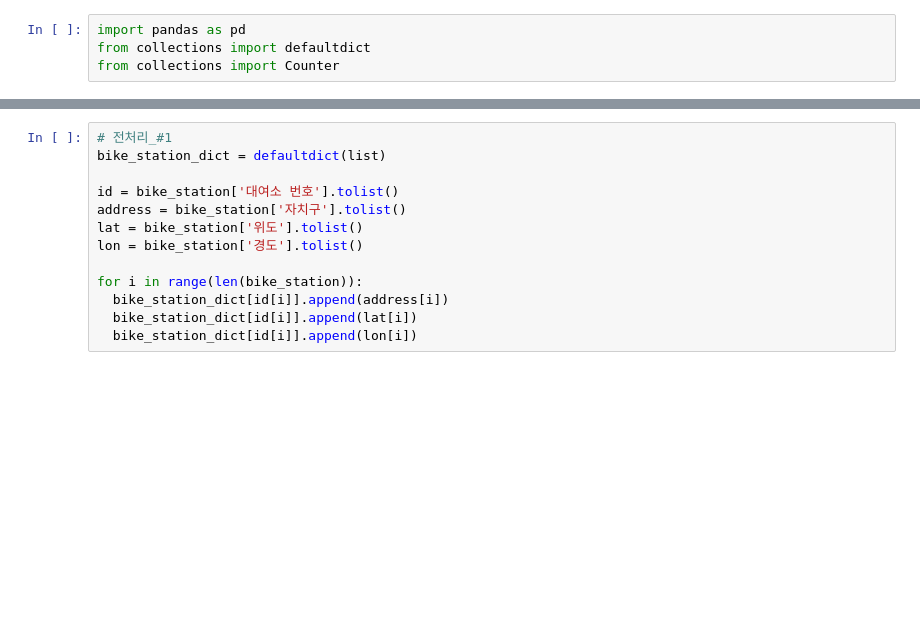
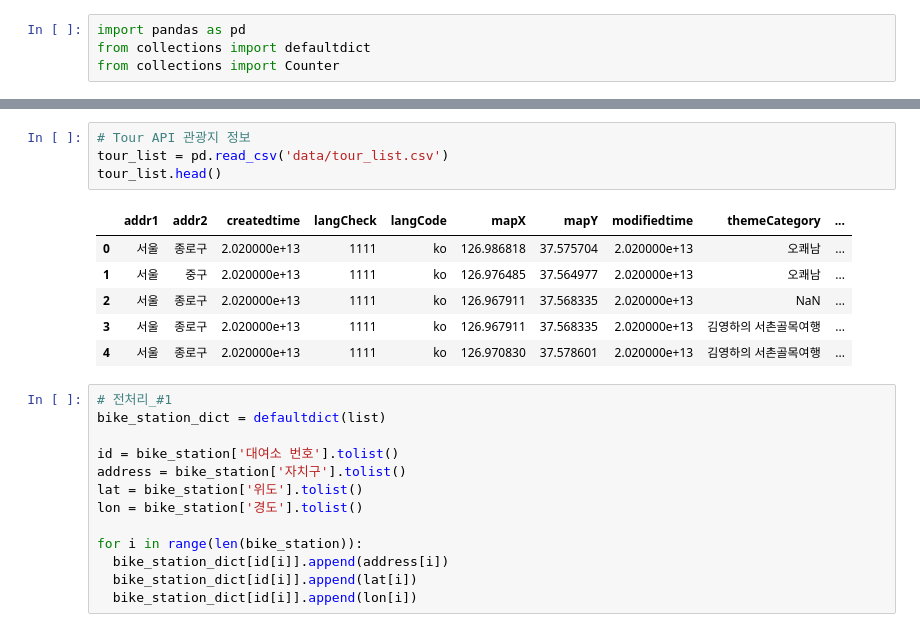
Before and after one commit to Behind-Seoul/Data-Analysis, a Jupyter notebook: recomendation.ipynb, the cells around one changed output, grey strips where cells are left out. Cells and saved outputs as stored; diff of their text form; blank space fills up the shorter version.

```diff
--- a/recomendation.ipynb
+++ b/recomendation.ipynb
@@ -24,6 +24,17 @@ bike_station.tail()
 | 2583 | 5073 | 우장산역 헤링턴타워 앞 | 강서구 | 화곡동 1013-3 | 37.546619 | 126.836235 | 2021.10.20 | NaN | 6.0 | QR |
 | 2584 | 5074 | 마곡동 주니어마곡점앞 | 강서구 | 강서구 마곡동 798-17 | 37.558235 | 126.825760 | 2021.11.19 | NaN | 10.0 | QR |
 | 2585 | 5075 | 템퍼 목동점 | 강서구 | 강서구 등촌동 649-14 | 37.551884 | 126.863571 | 2021.11.19 | NaN | 10.0 | QR |
+# %%
+# Tour API 관광지 정보
+tour_list = pd.read_csv('data/tour_list.csv')
+tour_list.head()
+# %% [output]
+|  | addr1 | addr2 | createdtime | langCheck | langCode | mapX | mapY | modifiedtime | themeCategory | ... |
+| 0 | 서울 | 종로구 | 2.020000e+13 | 1111 | ko | 126.986818 | 37.575704 | 2.020000e+13 | 오쾌남 | ... |
+| 1 | 서울 | 중구 | 2.020000e+13 | 1111 | ko | 126.976485 | 37.564977 | 2.020000e+13 | 오쾌남 | ... |
+| 2 | 서울 | 종로구 | 2.020000e+13 | 1111 | ko | 126.967911 | 37.568335 | 2.020000e+13 | NaN | ... |
+| 3 | 서울 | 종로구 | 2.020000e+13 | 1111 | ko | 126.967911 | 37.568335 | 2.020000e+13 | 김영하의 서촌골목여행 | ... |
+| 4 | 서울 | 종로구 | 2.020000e+13 | 1111 | ko | 126.970830 | 37.578601 | 2.020000e+13 | 김영하의 서촌골목여행 | ... |
 # %%
 # 전처리_#1
 bike_station_dict = defaultdict(list)
```
Also changed, not shown: parts of 6 cells of this notebook, 1 other file.
